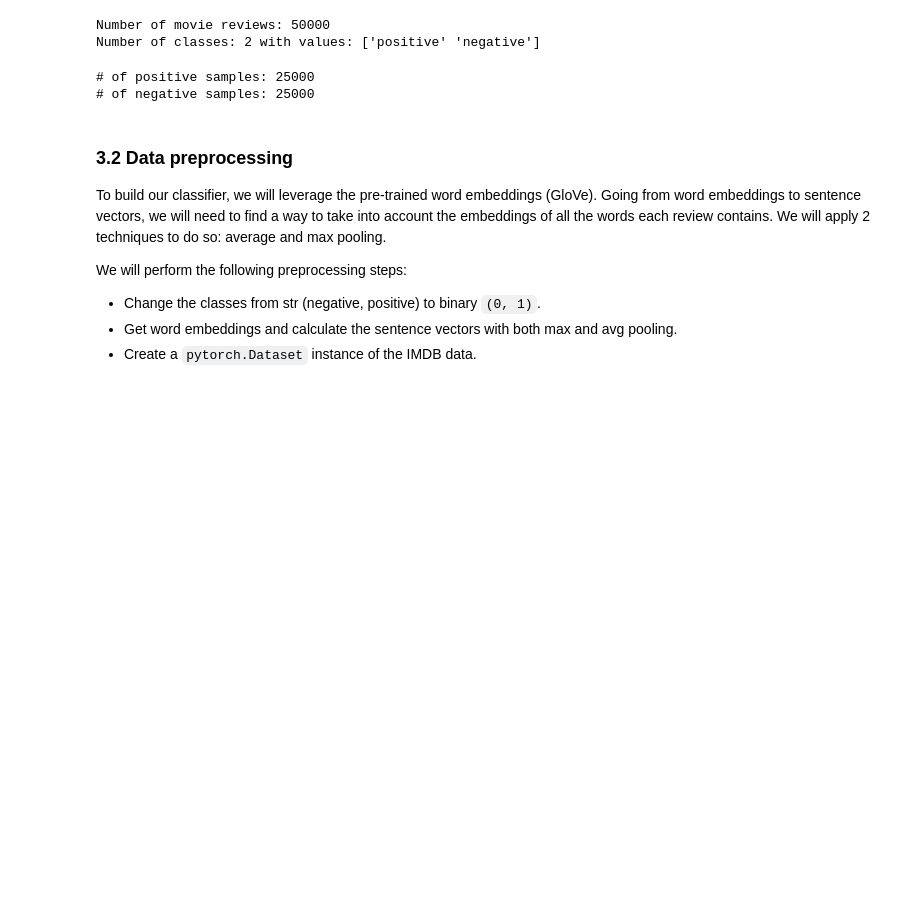
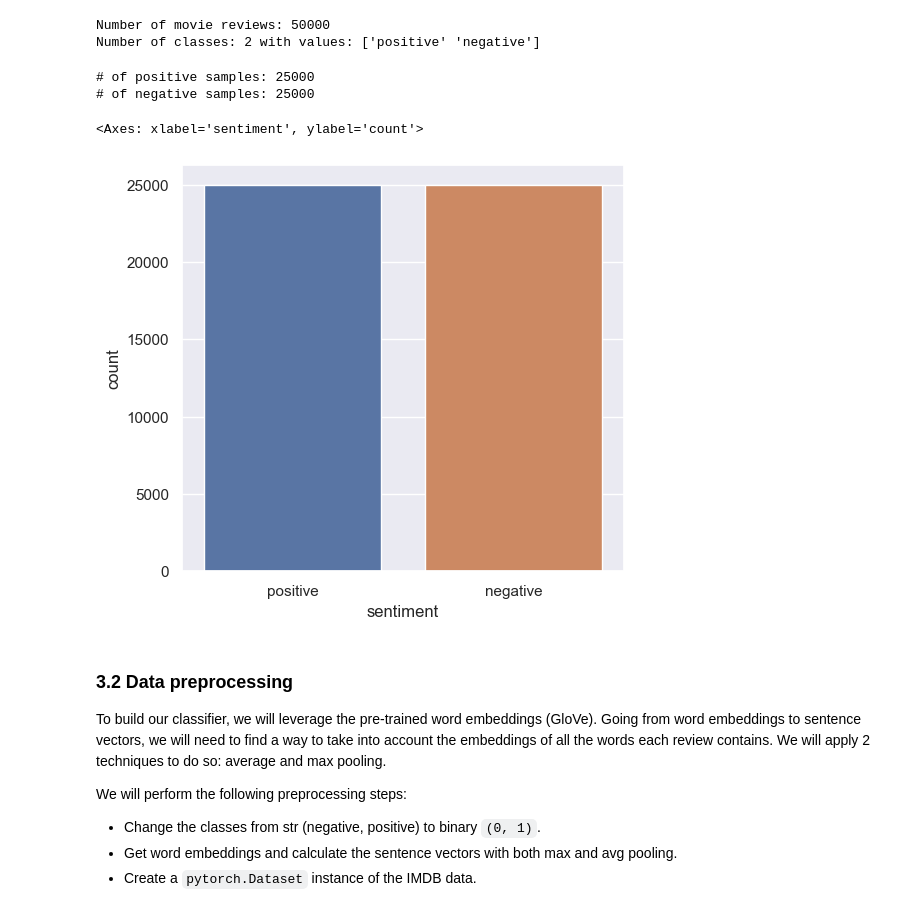
Before and after one commit to alessiodesogus/CS-552_Modern_NLP, a Jupyter notebook: Exercises/Week 1 - Word Embeddings/Week-1.ipynb, the cells around one changed output. Saved outputs shown, nothing was run; the diff lists cells and outputs as text; code cells hidden in the pictures; blank space fills up the shorter version.

```diff
--- a/Exercises/Week 1 - Word Embeddings/Week-1.ipynb
+++ b/Exercises/Week 1 - Word Embeddings/Week-1.ipynb
@@ -517,16 +531,18 @@ Number of classes: 2 with values: ['positive' 'negative']
 # %%
 # class distribution
 positive = len(movie_reviews[movie_reviews['sentiment']=='positive'])
 negative = len(movie_reviews[movie_reviews['sentiment']=='negative'])
 
 print('# of positive samples: {}'.format(positive))
 print('# of negative samples: {}'.format(negative))
 
-# sns.set_theme(rc={'figure.figsize':(5.7,5.27)})
-# sns.countplot(x=movie_reviews['sentiment'])
+sns.set_theme(rc={'figure.figsize':(5.7,5.27)})
+sns.countplot(x=movie_reviews['sentiment'])
 # %% [output]
 # of positive samples: 25000
 # of negative samples: 25000
+<Axes: xlabel='sentiment', ylabel='count'>
+[figure, added]
 # %% [markdown]
 ### 3.2 Data preprocessing
 
```
Also changed, not shown: parts of 36 cells of this notebook.
